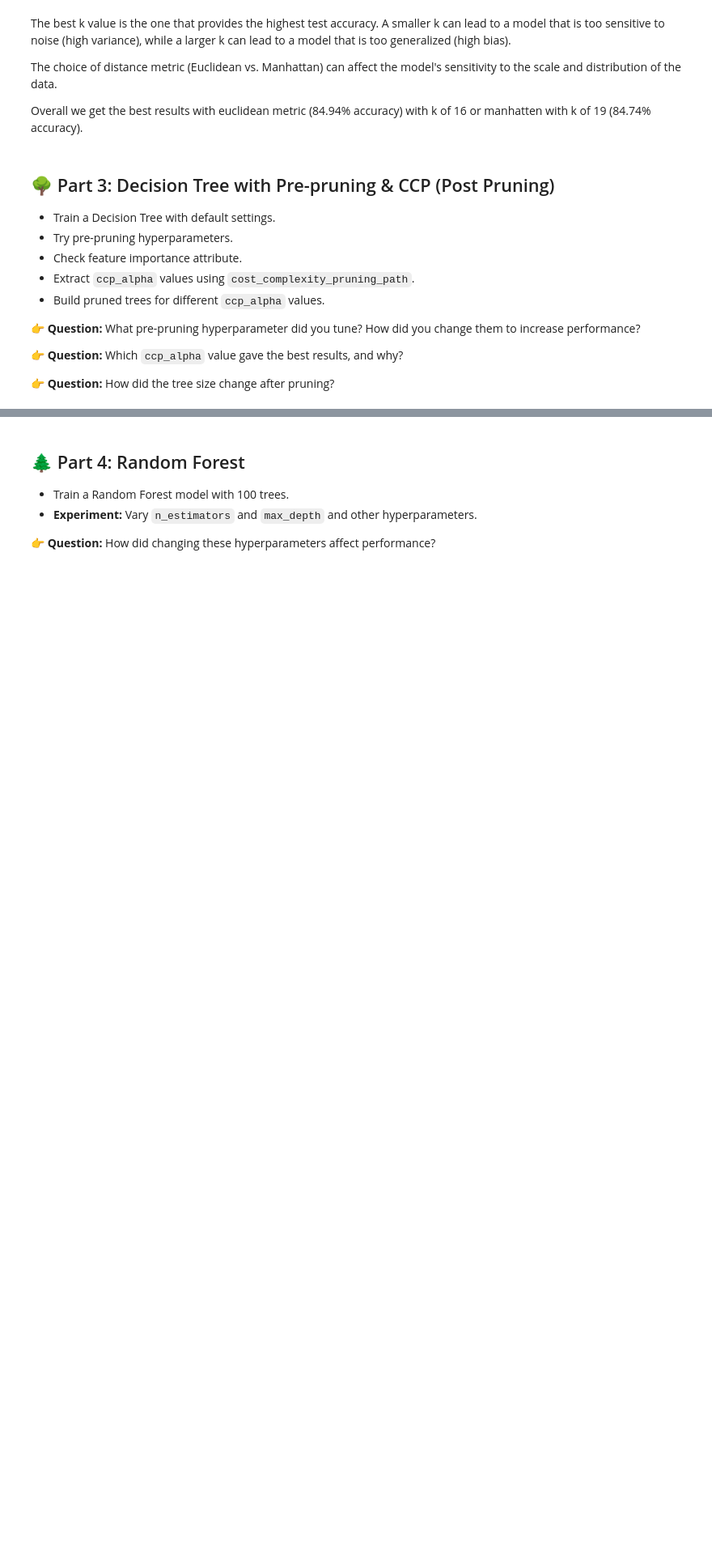
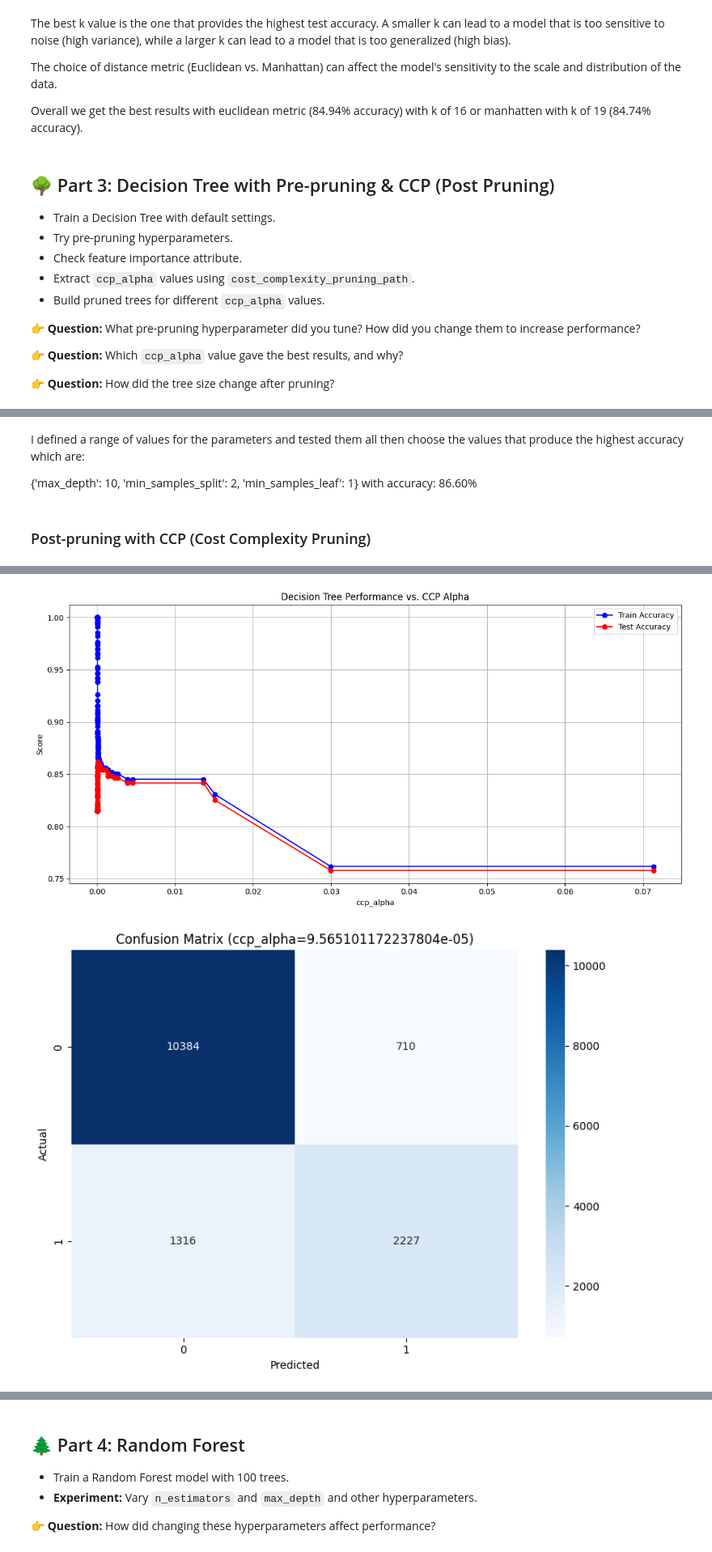
Before and after one commit to AhmedMohamady1/Classification_Assignment_DEPI, a Jupyter notebook: assignment.ipynb, the cells around one changed output, grey strips where cells are left out. Shown: that part at 81% size. Saved outputs shown, nothing was run; the diff lists cells and outputs as text; code cells hidden in the pictures; blank space fills up the shorter version.

```diff
--- a/assignment.ipynb
+++ b/assignment.ipynb
@@ -479,0 +544,73 @@ Overall we get the best results with euclidean metric (84.94% accuracy) with k o
+# %% [markdown]
+I defined a range of values for the parameters and tested them all then choose the values that produce the highest accuracy which are:
+
+{'max_depth': 10, 'min_samples_split': 2, 'min_samples_leaf': 1} with accuracy: 86.60%
+# %% [markdown]
+### Post-pruning with CCP (Cost Complexity Pruning)
+# %%
+# Check feature importance
+best_model = DecisionTreeClassifier(**best_params, random_state=42)
+best_model.fit(X_train, y_train)
+feature_importances = best_model.feature_importances_
+
+# Extract ccp_alpha values using cost_complexity_pruning_path
+path = best_model.cost_complexity_pruning_path(X_train, y_train)
+ccp_alphas = path.ccp_alphas
+
+train_scores = []
+test_scores = []
+
+# Train pruned trees for different ccp_alpha values
+for ccp_alpha in ccp_alphas:
+    model = DecisionTreeClassifier(random_state=42, ccp_alpha=ccp_alpha)
+    model.fit(X_train, y_train)
+
+    # Predict on train and test sets
+    y_train_pred = model.predict(X_train)
+    y_test_pred = model.predict(X_test)
+
+    # Calculate and store accuracy scores
+    train_acc = accuracy_score(y_train, y_train_pred)
+    test_acc = accuracy_score(y_test, y_test_pred)
+
+    train_scores.append(train_acc)
+    test_scores.append(test_acc)
+
+    print(f"ccp_alpha = {ccp_alpha:}:")
+    print(f"  Train accuracy: {train_acc:.4f}")
+    print(f"  Test accuracy: {test_acc:.4f}")
+    print("-" * 50)
+
+# Plot the results
+plt.figure(figsize=(12, 6))
+plt.plot(ccp_alphas, train_scores, 'b-o', label='Train Accuracy')
+plt.plot(ccp_alphas, test_scores, 'r-o', label='Test Accuracy')
+plt.xlabel('ccp_alpha')
+plt.ylabel('Score')
+plt.title('Decision Tree Performance vs. CCP Alpha')
+plt.legend()
+plt.grid(True)
+plt.tight_layout()
+
+# Find the best ccp_alpha value
+best_ccp_alpha = ccp_alphas[np.argmax(test_scores)]
+print(f"Best ccp_alpha value based on test accuracy: {best_ccp_alpha}")
+
+# Train a model with the best ccp_alpha value for detailed analysis
+best_pruned_model = DecisionTreeClassifier(random_state=42, ccp_alpha=best_ccp_alpha)
+best_pruned_model.fit(X_train, y_train)
+y_test_pred = best_pruned_model.predict(X_test)
+
+# Create a confusion matrix
+plt.figure(figsize=(8, 6))
+cm = confusion_matrix(y_test, y_test_pred)
+sns.heatmap(cm, annot=True, fmt='d', cmap='Blues')
+plt.xlabel('Predicted')
+plt.ylabel('Actual')
+plt.title(f'Confusion Matrix (ccp_alpha={best_ccp_alpha})')
+plt.tight_layout()
+
+# Analyze tree size change
+print(f"Tree size before pruning: {best_model.tree_.node_count}")
+print(f"Tree size after pruning: {best_pruned_model.tree_.node_count}")
+# %% [output]
@@ -479,0 +634,2 @@ Overall we get the best results with euclidean metric (84.94% accuracy) with k o
+[figure, added]
+[figure, added]
```
Also changed, not shown: parts of 10 cells of this notebook.
